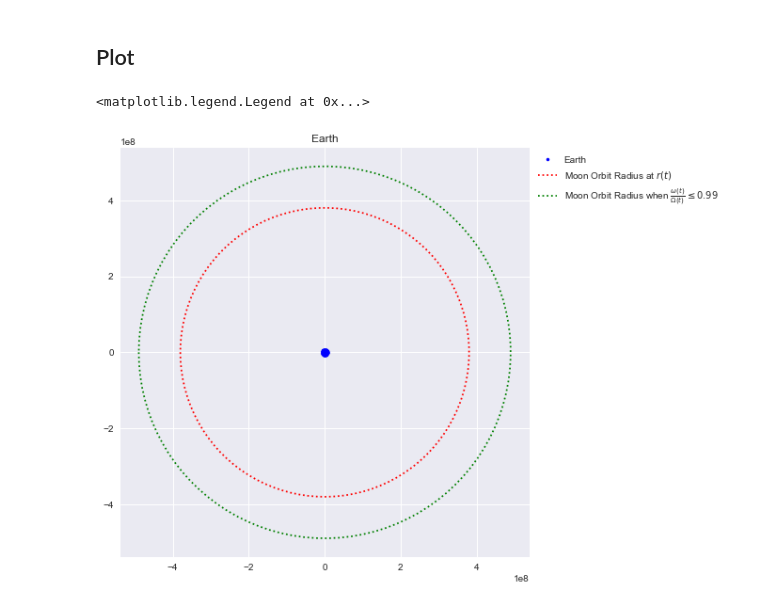
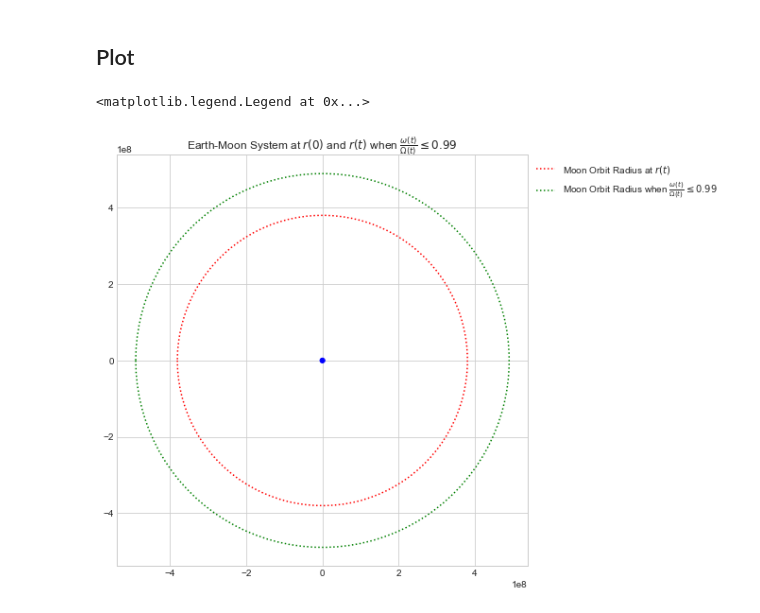
Before and after one commit to LanzLagman/Energy-transfer-earth-moon-tidal, a Jupyter notebook: Thesis 2.0.ipynb, the cells around one changed output. Drawn from its saved outputs; the diff is of its cells as text; code cells hidden in the pictures.

Commit message:
adding plots and visualizations

```diff
--- a/Thesis 2.0.ipynb
+++ b/Thesis 2.0.ipynb
@@ -8,7 +8,7 @@ import scipy as sp
 from scipy.integrate import odeint
 %matplotlib inline
 import matplotlib.pyplot as plt
-plt.style.use("seaborn")
+plt.style.use('seaborn-whitegrid')
 # %% [markdown]
 # Constants:
 # %% [markdown]
@@ -159,24 +159,21 @@ print(str(r[np.where(Moon/Earth <= 0.99)][-1])+ " m")
 ## Plot
 # %%
 fig, ax = plt.subplots(figsize=(8,8))
-ax.set_title("Earth")
+ax.set_title("Earth-Moon System at " r'$r(0)$' " and " r'$r(t)$ when $\frac{ω(t)}{Ω(t)} \leq 0.99$')
 ax.set_aspect("equal")
 
 Earth_r = 6371000
-x = Earth_r*np.cos(np.linspace(-np.pi,np.pi,100))
-y = Earth_r*np.sin(np.linspace(-np.pi,np.pi,100))
 
 x1 = r[0]*np.cos(np.linspace(-np.pi,np.pi,100))
 y1 = r[0]*np.sin(np.linspace(-np.pi,np.pi,100))
 
 x2 = r[np.where(Moon/Earth <= 0.99)][-1]*np.cos(np.linspace(-np.pi,np.pi,100))
 y2 = r[np.where(Moon/Earth <= 0.99)][-1]*np.sin(np.linspace(-np.pi,np.pi,100))
 
-ax.plot(x,y, fillstyle="full", label="Earth", color="none", marker='.', markerfacecolor="blue")
-ax.fill(x, y)
+ax.add_artist(plt.Circle((0,0),Earth_r,color="blue"))
 ax.plot(x1,y1,"red", label="Moon Orbit Radius at " r'$r(t)$', ls=":")
 ax.plot(x2,y2,"green", label="Moon Orbit Radius when "  r'$\frac{ω(t)}{Ω(t)} \leq 0.99$', ls=":")
 plt.legend(bbox_to_anchor=(1, 1))
 # %% [output]
 <matplotlib.legend.Legend at 0x...>
-[figure, old version]
+[figure, new version]
```
Also changed, not shown: parts of 3 cells of this notebook.
